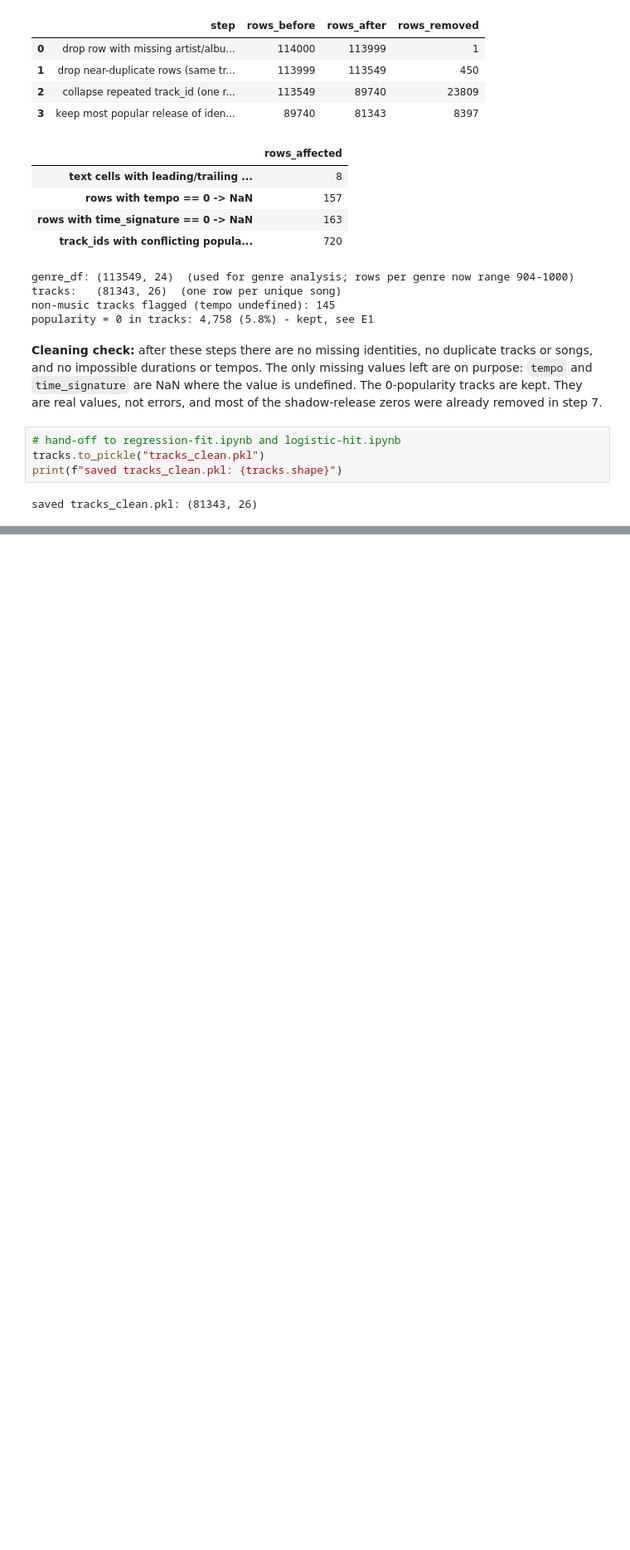
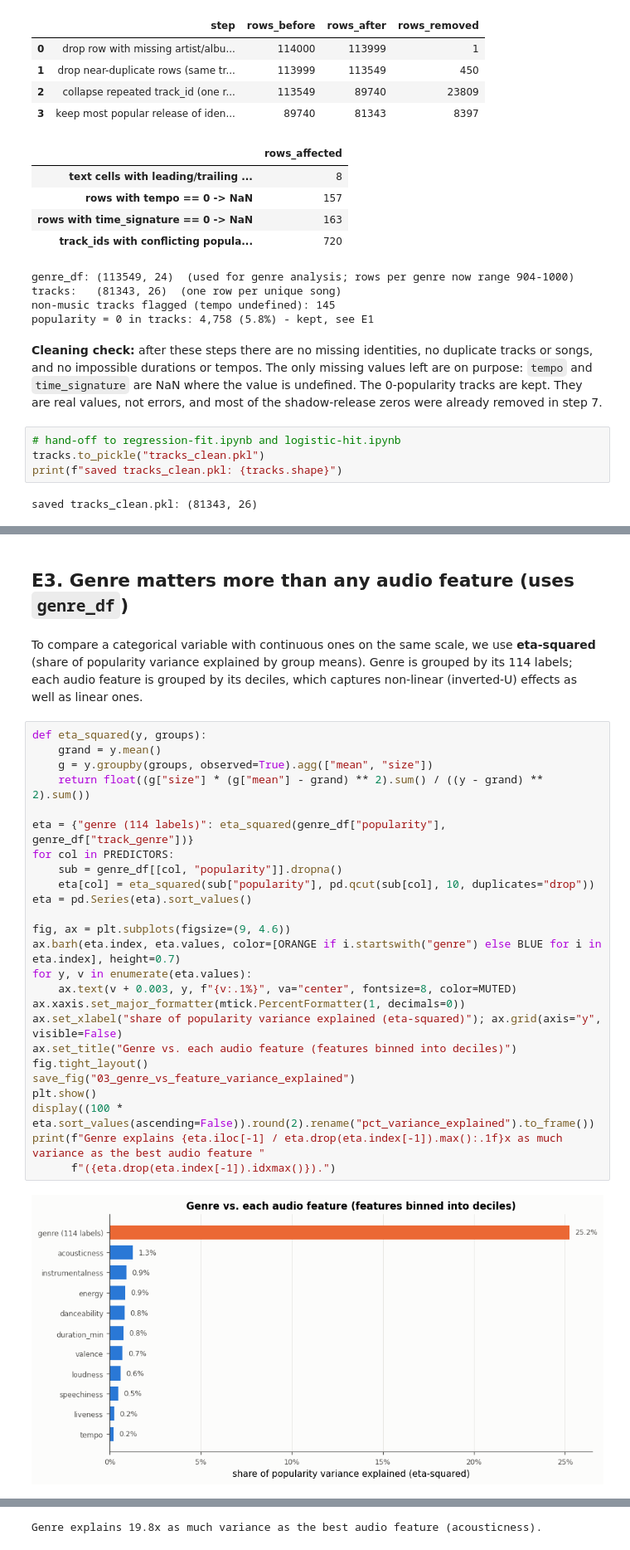
Before and after one commit to caixiaoqijessica/bt4211-final-project-spotify-dataset, a Jupyter notebook: bt4211-project.ipynb, the cells around one changed output, grey strips where cells are left out. Shown at 83% size. Cells and saved outputs as stored; diff of their text form; blank space fills up the shorter version.

```diff
--- a/bt4211-project.ipynb
+++ b/bt4211-project.ipynb
@@ -1261,0 +679,31 @@ display(long_.nlargest(5, "duration_min")[["track_name", "artists", "duration_mi
+# %% [markdown]
+## E3. Genre matters more than any audio feature (uses `genre_df`)
+# %% [markdown]
+To compare a categorical variable with continuous ones on the same scale, we use **eta-squared** (share of popularity variance explained by group means). Genre is grouped by its 114 labels; each audio feature is grouped by its deciles, which captures non-linear (inverted-U) effects as well as linear ones.
+# %%
+def eta_squared(y, groups):
+    grand = y.mean()
+    g = y.groupby(groups, observed=True).agg(["mean", "size"])
+    return float((g["size"] * (g["mean"] - grand) ** 2).sum() / ((y - grand) ** 2).sum())
+
+eta = {"genre (114 labels)": eta_squared(genre_df["popularity"], genre_df["track_genre"])}
+for col in PREDICTORS:
+    sub = genre_df[[col, "popularity"]].dropna()
+    eta[col] = eta_squared(sub["popularity"], pd.qcut(sub[col], 10, duplicates="drop"))
+eta = pd.Series(eta).sort_values()
+
+fig, ax = plt.subplots(figsize=(9, 4.6))
+ax.barh(eta.index, eta.values, color=[ORANGE if i.startswith("genre") else BLUE for i in eta.index], height=0.7)
+for y, v in enumerate(eta.values):
+    ax.text(v + 0.003, y, f"{v:.1%}", va="center", fontsize=8, color=MUTED)
+ax.xaxis.set_major_formatter(mtick.PercentFormatter(1, decimals=0))
+ax.set_xlabel("share of popularity variance explained (eta-squared)"); ax.grid(axis="y", visible=False)
+ax.set_title("Genre vs. each audio feature (features binned into deciles)")
+fig.tight_layout()
+save_fig("03_genre_vs_feature_variance_explained")
+plt.show()
+display((100 * eta.sort_values(ascending=False)).round(2).rename("pct_variance_explained").to_frame())
+print(f"Genre explains {eta.iloc[-1] / eta.drop(eta.index[-1]).max():.1f}x as much variance as the best audio feature "
+      f"({eta.drop(eta.index[-1]).idxmax()}).")
+# %% [output]
+[figure, added]
@@ -1261,0 +722 @@ display(long_.nlargest(5, "duration_min")[["track_name", "artists", "duration_mi
+Genre explains 19.8x as much variance as the best audio feature (acousticness).
```
Also changed, not shown: parts of 64 cells of this notebook, 20 other files.
